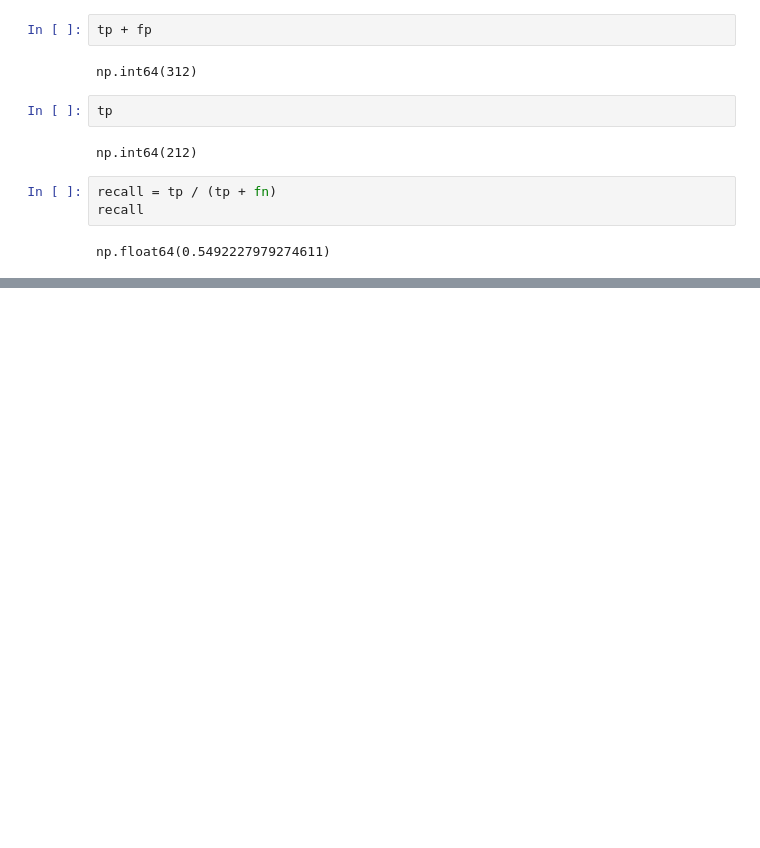
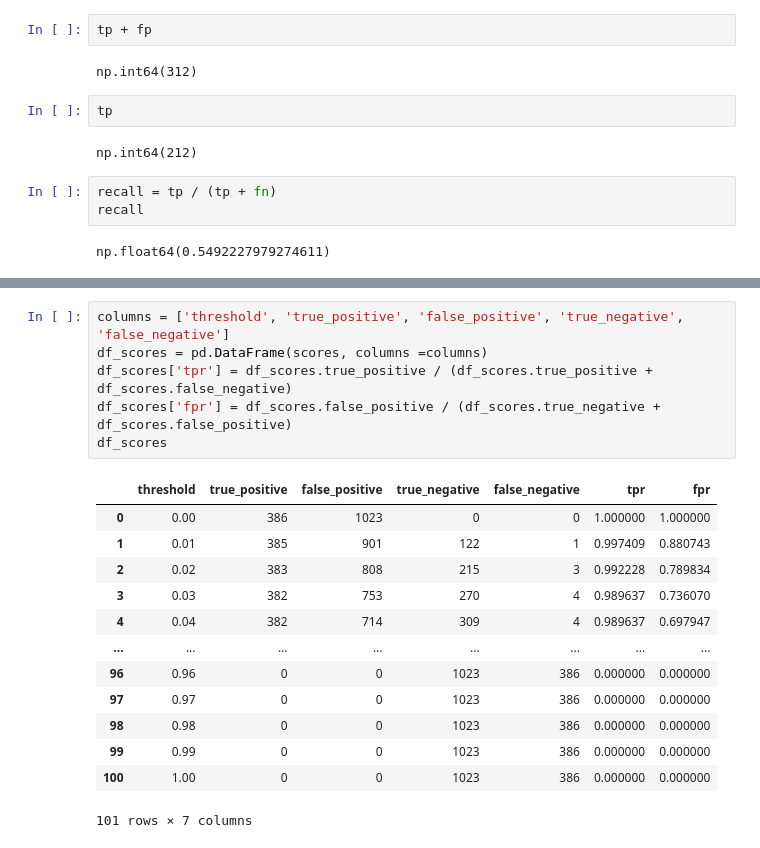
Before and after one commit to fxmidaaa/ml-homework-practice, a Jupyter notebook: homework4_evaluation_metrics/notes.ipynb, the cells around one changed output, grey strips where cells are left out. Saved outputs shown, nothing was run; the diff lists cells and outputs as text; blank space fills up the shorter version.

```diff
--- a/homework4_evaluation_metrics/notes.ipynb
+++ b/homework4_evaluation_metrics/notes.ipynb
@@ -202,0 +236,20 @@ np.float64(0.5492227979274611)
+# %%
+columns = ['threshold', 'true_positive', 'false_positive', 'true_negative', 'false_negative']
+df_scores = pd.DataFrame(scores, columns =columns)
+df_scores['tpr'] = df_scores.true_positive / (df_scores.true_positive + df_scores.false_negative)
+df_scores['fpr'] = df_scores.false_positive / (df_scores.true_negative + df_scores.false_positive)
+df_scores
+# %% [output]
+|  | threshold | true_positive | false_positive | true_negative | false_negative | tpr | fpr |
+| 0 | 0.00 | 386 | 1023 | 0 | 0 | 1.000000 | 1.000000 |
+| 1 | 0.01 | 385 | 901 | 122 | 1 | 0.997409 | 0.880743 |
+| 2 | 0.02 | 383 | 808 | 215 | 3 | 0.992228 | 0.789834 |
+| 3 | 0.03 | 382 | 753 | 270 | 4 | 0.989637 | 0.736070 |
+| 4 | 0.04 | 382 | 714 | 309 | 4 | 0.989637 | 0.697947 |
+| ... | ... | ... | ... | ... | ... | ... | ... |
+| 96 | 0.96 | 0 | 0 | 1023 | 386 | 0.000000 | 0.000000 |
+| 97 | 0.97 | 0 | 0 | 1023 | 386 | 0.000000 | 0.000000 |
+| 98 | 0.98 | 0 | 0 | 1023 | 386 | 0.000000 | 0.000000 |
+| 99 | 0.99 | 0 | 0 | 1023 | 386 | 0.000000 | 0.000000 |
+| 100 | 1.00 | 0 | 0 | 1023 | 386 | 0.000000 | 0.000000 |
+101 rows × 7 columns
```
Also changed, not shown: parts of 17 cells of this notebook.
